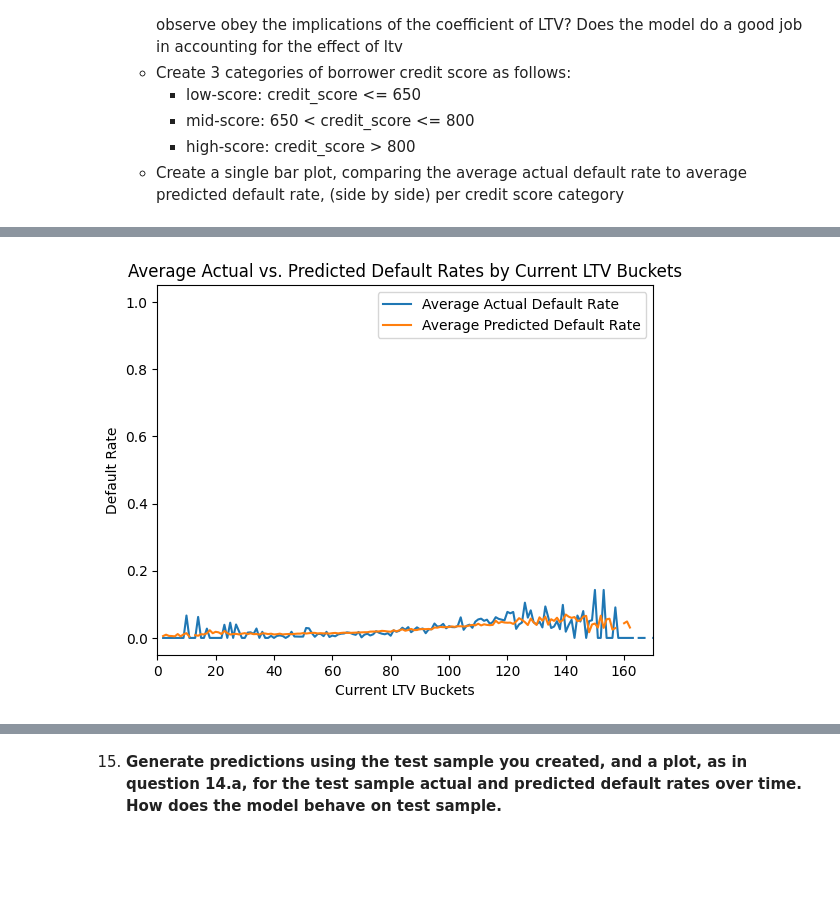
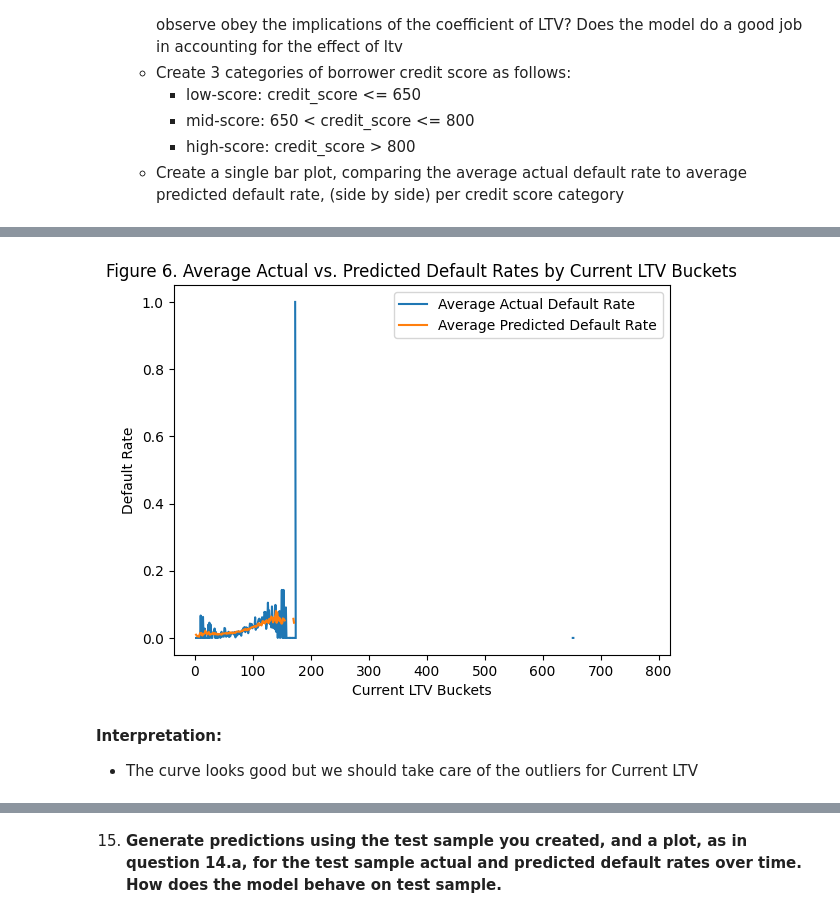
Before and after one commit to Milanomac/data-science-python, a Jupyter notebook: other-data-science-projects/02_challenge_loans/notebook_new.ipynb, the cells around one changed output, grey strips where cells are left out. Drawn from its saved outputs; the diff is of its cells as text; code cells hidden in the pictures; blank space fills up the shorter version.

Commit message:
Adding completed challenges 02 and 03 for loans and wrangling correspondingly. The first one is a ML task and the latter is a data manipulation/wrangling task.

```diff
--- a/other-data-science-projects/02_challenge_loans/notebook_new.ipynb
+++ b/other-data-science-projects/02_challenge_loans/notebook_new.ipynb
@@ -586,12 +599,13 @@ Interpretation: For a one-unit increase in current LTV, the odds of default incr
 13. __Generate predicted default rates from this model. Name the variable *“pred_default”*.__
 # %%
 # Predict probabilities for the test set
-y_pred_prob = logreg_model.predict_proba(X_test)[:, 1]
+pred_default = logreg_model.predict_proba(X_test)[:, 1]
 
 # Create a new DataFrame with actual default flag and predicted default probabilities
-pred_default_df = pd.DataFrame({'default_flag': y_test, 'pred_default': y_pred_prob})
+pred_default_df = pd.DataFrame({'default_flag': y_test, 'pred_default': pred_default})
 
 # Display the predicted default rates
 print(pred_default_df)
+pred_default
 # %% [output]
        default_flag  pred_default
@@ -640,33 +667,38 @@ plt.show()
 import numpy as np
 
 # Create buckets of current LTV
 ltv_buckets = np.arange(1, int(df_model['current_ltv'].max()) + 1, 1)
+
+ltv_buckets
 
 # Add a new column to the DataFrame with LTV buckets
 df_model['ltv_bucket'] = pd.cut(df_model['current_ltv'], bins=ltv_buckets)
 
 # Add the 'pred_default' column from pred_default_df to df_model
 df_model['pred_default'] = pred_default_df['pred_default']
 
 # Calculate average actual and predicted default rates by LTV buckets
 average_actual_default_by_ltv = df_model.groupby('ltv_bucket')['default_flag'].mean()
 average_predicted_default_by_ltv = df_model.groupby('ltv_bucket')['pred_default'].mean()
 
 # Reindex the DataFrames to ensure alignment
 average_actual_default_by_ltv = average_actual_default_by_ltv.reindex(ltv_buckets)
 average_predicted_default_by_ltv = average_predicted_default_by_ltv.reindex(ltv_buckets)
 
 # Plot
 plt.plot(ltv_buckets, average_actual_default_by_ltv, label='Average Actual Default Rate')
 plt.plot(ltv_buckets, average_predicted_default_by_ltv, label='Average Predicted Default Rate')
 plt.xlabel('Current LTV Buckets')
 plt.ylabel('Default Rate')
-plt.title('Average Actual vs. Predicted Default Rates by Current LTV Buckets')
+plt.title('Figure 6. Average Actual vs. Predicted Default Rates by Current LTV Buckets')
 plt.legend()
 
 # Set x-axis limits to show only values from 0 to 200
-plt.xlim(0, 170)
+# plt.xlim(0, 170)
 
 plt.show()
 # %% [output]
-[figure, old version]
+[figure, new version]
+# %% [markdown]
+__Interpretation:__
+- The curve looks good but we should take care of the outliers for Current LTV
```
Also changed, not shown: parts of 16 cells of this notebook, 4 other files.
